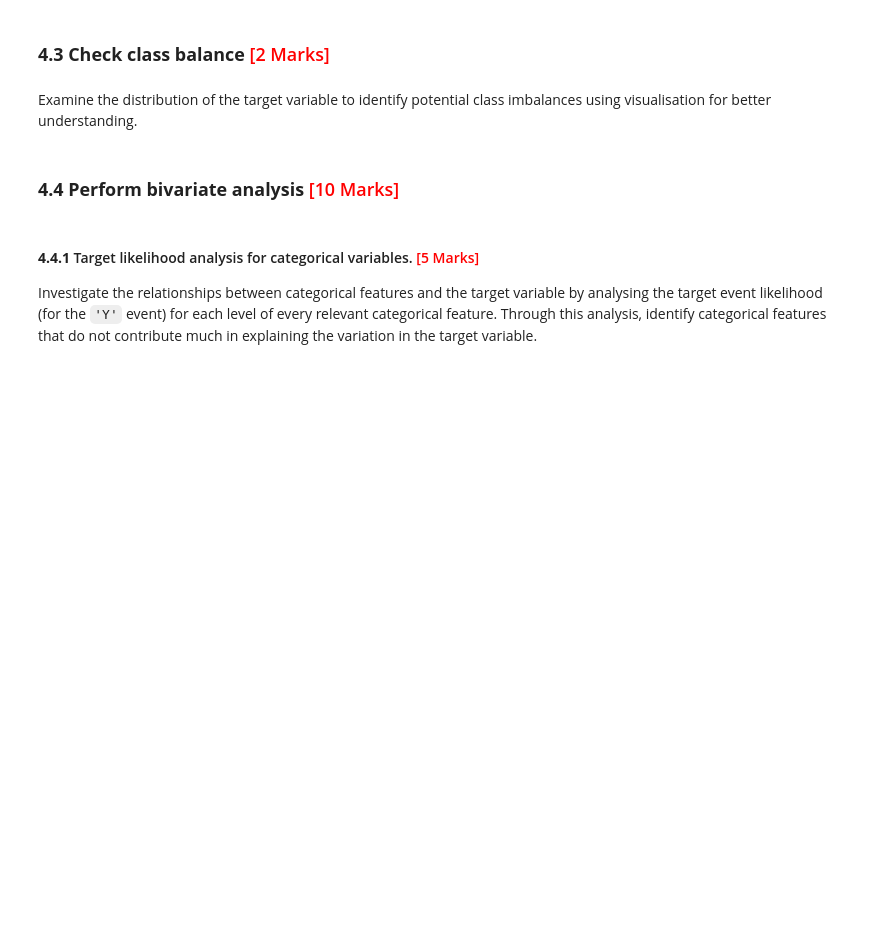
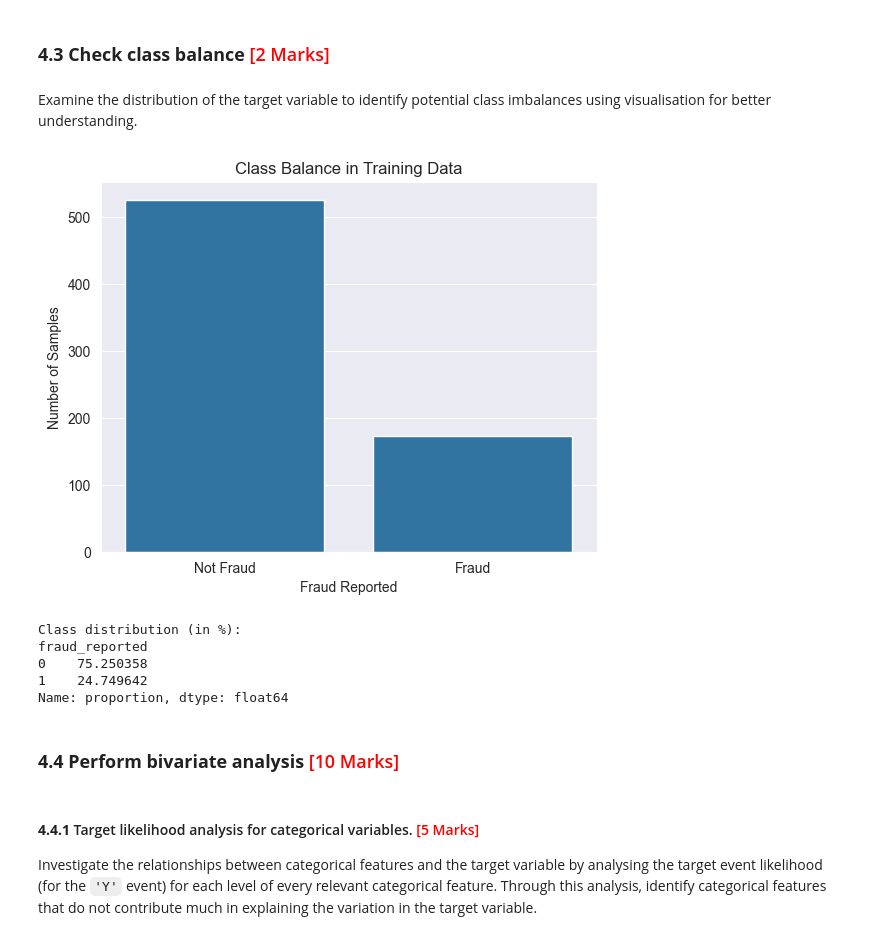
Before and after one commit to vijaykumar-qait/Fraudulent-Claim-Detection-Assignment, a Jupyter notebook: Fraudulent_Claim_Detection_Starter.ipynb, the cells around one changed output. Cells and saved outputs as stored; diff of their text form; code cells hidden in the pictures; blank space fills up the shorter version.

```diff
--- a/Fraudulent_Claim_Detection_Starter.ipynb
+++ b/Fraudulent_Claim_Detection_Starter.ipynb
@@ -436,3 +622,23 @@ Examine the distribution of the target variable to identify potential class imba
+# %%
+# Plot a bar chart to check class balance
+
+sns.countplot(x=y_train)
+plt.title('Class Balance in Training Data')
+plt.xlabel('Fraud Reported')
+plt.ylabel('Number of Samples')
+plt.xticks(ticks=[0,1], labels=['Not Fraud', 'Fraud'])
+plt.show()
+
+# Display percentage also
+print("Class distribution (in %):")
+print(y_train.value_counts(normalize=True) * 100)
+# %% [output]
+[figure, added]
+Class distribution (in %):
+fraud_reported
+0    75.250358
+1    24.749642
+Name: proportion, dtype: float64
 # %% [markdown]
 ### **4.4 Perform bivariate analysis** <font color="red">[10 Marks]</font>
 # %% [markdown]
```
Also changed, not shown: parts of 60 cells of this notebook.
